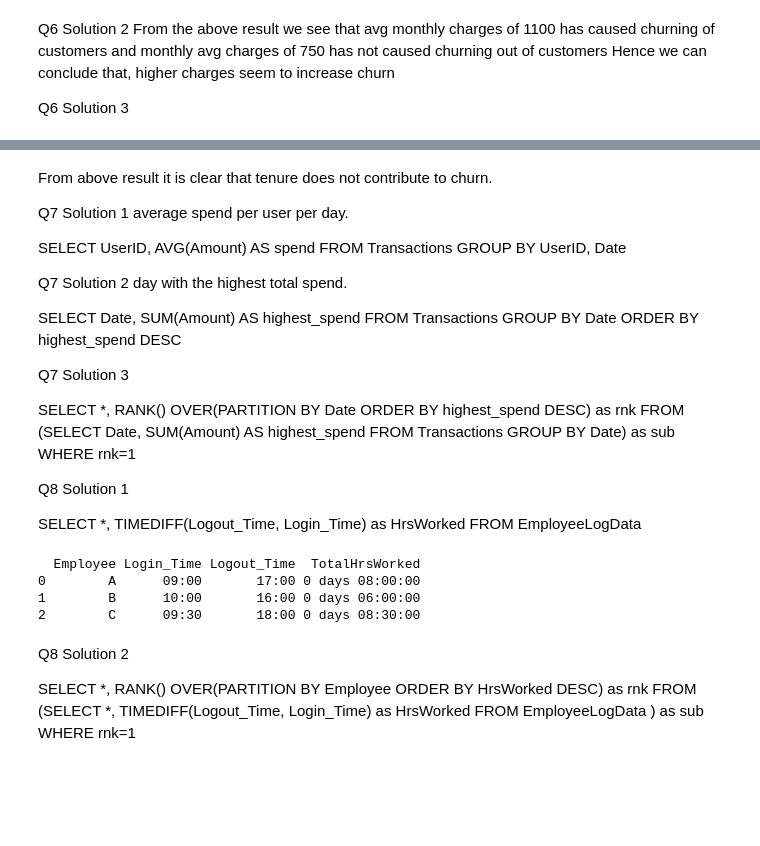
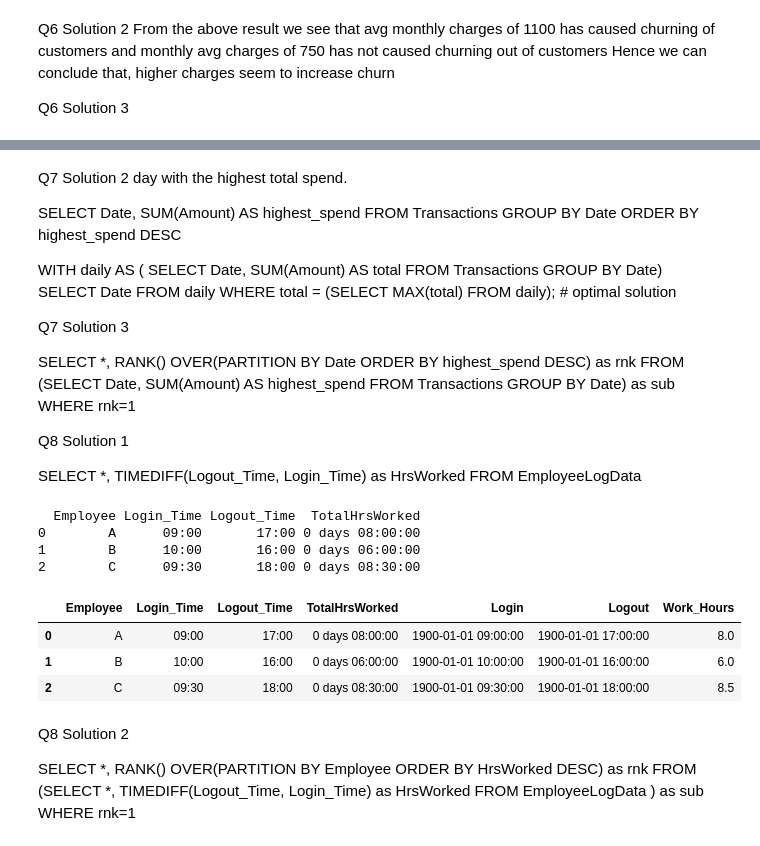
Before and after one commit to Vaishnavi-Gajinkar/Codingwise, a Jupyter notebook: Assesments/test 1.ipynb, the cells around one changed output, grey strips where cells are left out. Drawn from its saved outputs; the diff is of its cells as text; code cells hidden in the pictures; blank space fills up the shorter version.

```diff
--- a/Assesments/test 1.ipynb
+++ b/Assesments/test 1.ipynb
@@ -168,15 +223,12 @@ Avg tenure of users who've not churned out yet 12.5
 # %% [markdown]
-From above result it is clear that tenure does not contribute to churn.
-
-Q7 Solution 1
-average spend per user per day.
-
- SELECT UserID, AVG(Amount) AS spend FROM Transactions GROUP BY UserID, Date
-
 Q7 Solution 2
 day with the highest total spend.
 
  SELECT Date, SUM(Amount) AS highest_spend FROM Transactions GROUP BY Date ORDER BY highest_spend DESC
+
+WITH daily AS ( SELECT Date, SUM(Amount) AS total FROM Transactions GROUP BY Date)
+SELECT Date FROM daily WHERE total = (SELECT MAX(total) FROM daily);    # optimal solution
+
 
 Q7 Solution 3
 
@@ -217,6 +269,16 @@ print(df)
 0        A      09:00       17:00 0 days 08:00:00
 1        B      10:00       16:00 0 days 06:00:00
 2        C      09:30       18:00 0 days 08:30:00
+# %%
+df['Login'] = pd.to_datetime(df['Login_Time'], format='%H:%M')
+df['Logout'] = pd.to_datetime(df['Logout_Time'], format='%H:%M')
+df['Work_Hours'] = (df['Logout'] - df['Login']).dt.seconds/3600
+df
+# %% [output]
+|  | Employee | Login_Time | Logout_Time | TotalHrsWorked | Login | Logout | Work_Hours |
+| 0 | A | 09:00 | 17:00 | 0 days 08:00:00 | 1900-01-01 09:00:00 | 1900-01-01 17:00:00 | 8.0 |
+| 1 | B | 10:00 | 16:00 | 0 days 06:00:00 | 1900-01-01 10:00:00 | 1900-01-01 16:00:00 | 6.0 |
+| 2 | C | 09:30 | 18:00 | 0 days 08:30:00 | 1900-01-01 09:30:00 | 1900-01-01 18:00:00 | 8.5 |
 # %% [markdown]
 Q8 Solution 2
 
```
Also changed, not shown: parts of 12 cells of this notebook.
